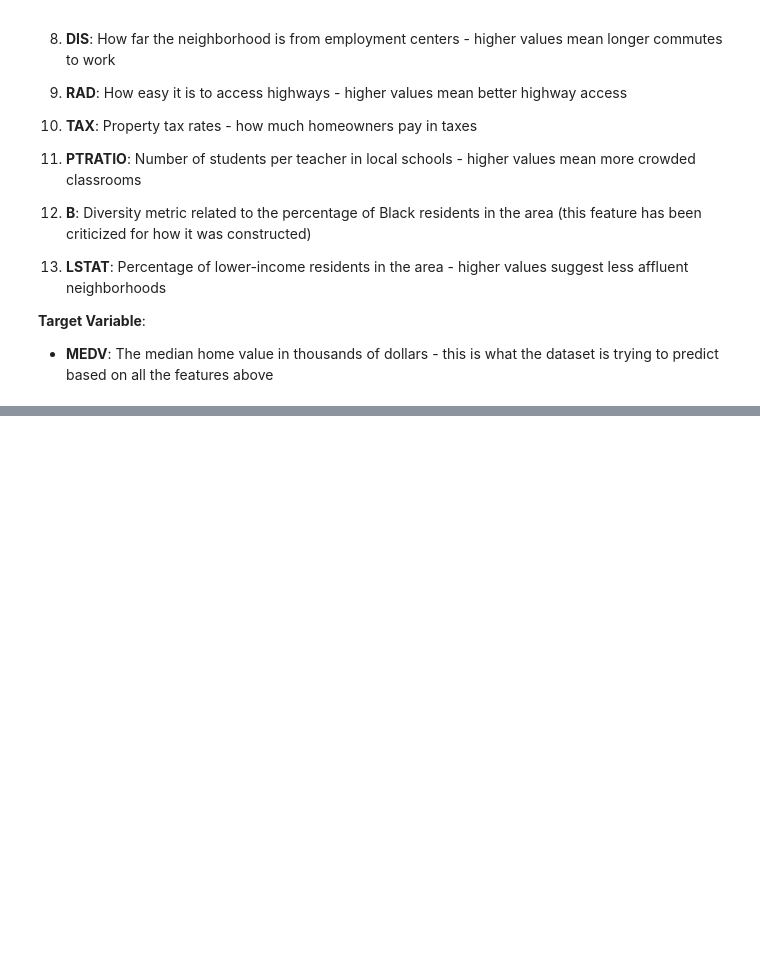
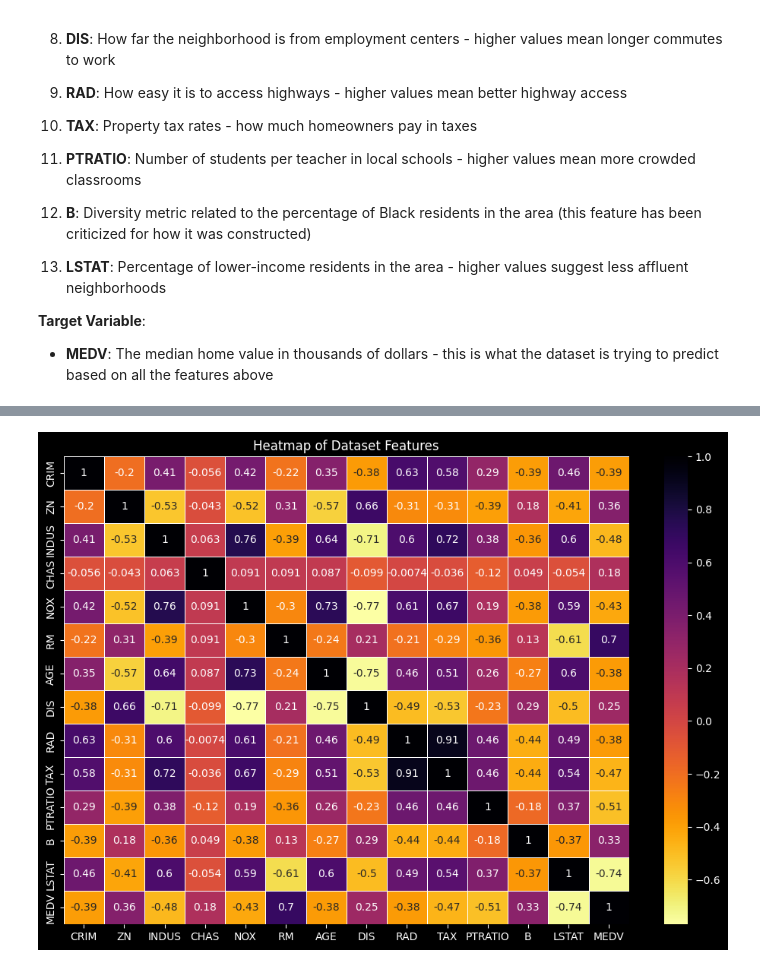
Before and after one commit to rajin-khan/machine-learning-sem10, a Jupyter notebook: assignments/Assignment2/Asiignment2.ipynb, the cells around one changed output, grey strips where cells are left out. Saved outputs shown, nothing was run; the diff lists cells and outputs as text; code cells hidden in the pictures; blank space fills up the shorter version.

```diff
--- a/assignments/Assignment2/Asiignment2.ipynb
+++ b/assignments/Assignment2/Asiignment2.ipynb
@@ -73,0 +116,9 @@ We can see that the input attributes have a mixture of units.
+# %%
+plt.figure(figsize=(12, 8))
+
+sns.heatmap(df.corr(), annot=True, cmap='inferno_r', linewidths=0.5)
+plt.title('Heatmap of Dataset Features')
+plt.savefig('./generated/1.png', dpi=500, bbox_inches='tight')
+plt.show()
+# %% [output]
+[figure, added]
```
Also changed, not shown: parts of 6 cells of this notebook, 1 other file.
